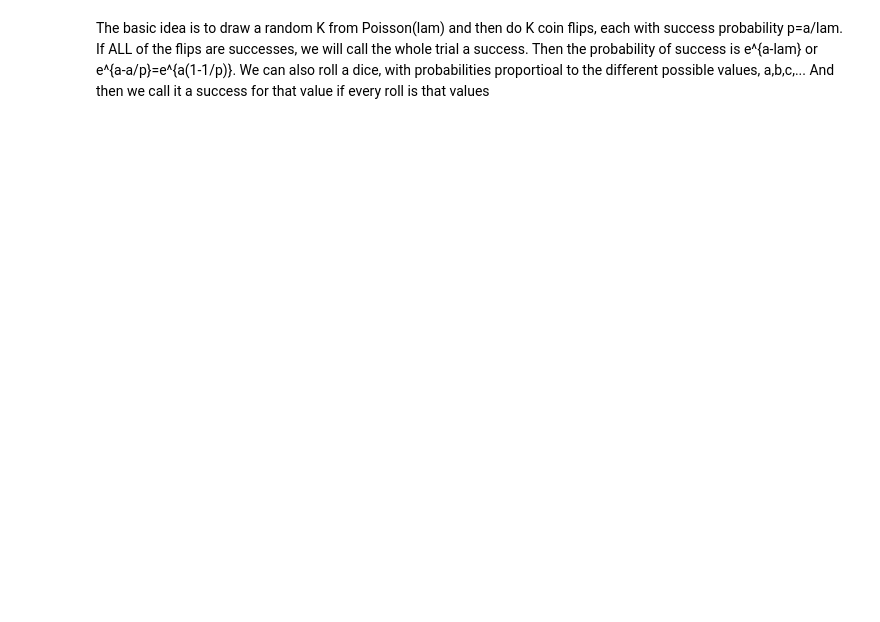
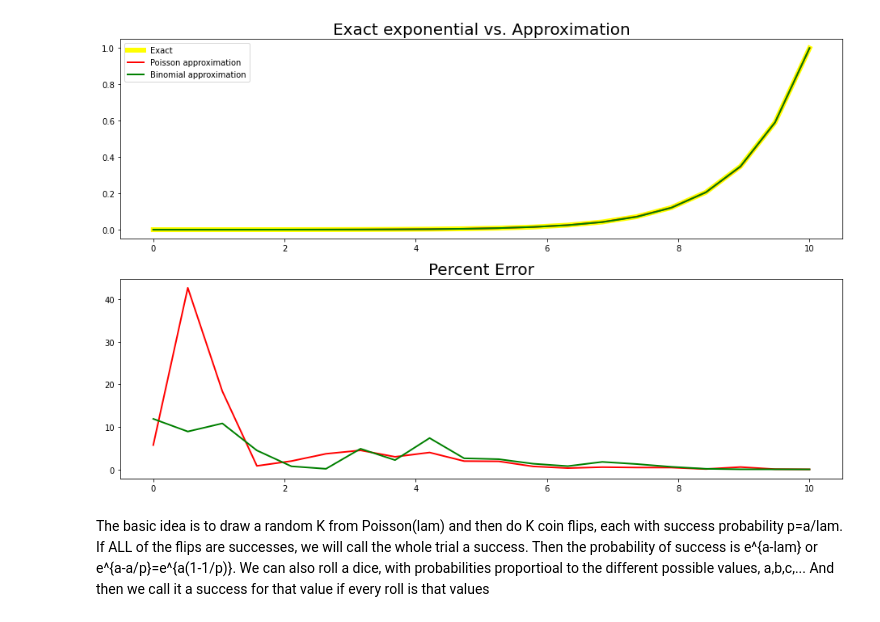
Before and after one commit to ajherman/attention, a Jupyter notebook: softmax.ipynb, the cells around one changed output. Drawn from its saved outputs; the diff is of its cells as text; code cells hidden in the pictures; blank space fills up the shorter version.

```diff
--- a/softmax.ipynb
+++ b/softmax.ipynb
@@ -175,3 +189,54 @@ print("Times returned no val: ",fails,"/",N)
+# %%
+
+# Works well for single exponential
+%matplotlib inline
+lam=10
+K=500000 # Number of trials
+N=500 # Number of coins to flip for binomial version
+methods = ['poisson','binomial']
+exact_li=[]
+approx_li = {method:[] for method in methods}
+error_li = {method:[] for method in methods}
+
+C = np.linspace(0,lam,20) # Inputs to test
+
+for c in C:
+    # Compute approximate value
+    # poisson_spikes = ExpBernoulliAlt(c,lam,K,method='poisson')
+    poisson_approx = np.mean(ExpBernoulliAlt(c,lam,K,method='poisson'))
+    # spikes = ExpBernoulliAlt(c,lam,K,method='binomial')
+    binomial_approx = np.mean(ExpBernoulliAlt(c,lam,K,method='binomial',N=N))
+
+    # Exact value
+    exact = np.exp(c-lam)
+
+    # Error
+    poisson_error = 100*np.abs(poisson_approx/exact-1)
+    binomial_error = 100*np.abs(binomial_approx/exact-1)
+
+    # Save
+    approx_li['poisson'].append(poisson_approx)
+    approx_li['binomial'].append(binomial_approx)
+    exact_li.append(exact)
+    error_li['poisson'].append(poisson_error)
+    error_li['binomial'].append(binomial_error)
+
+    # print("Exact exponential: ",exact)
+    # print("Approximation: ",approx)
+    # print("Error: ",error,"%")
+
+fig,ax=plt.subplots(2,figsize=(16,10))
+ax[0].plot(C,exact_li,linewidth=6,color='yellow',label='Exact')
+ax[0].plot(C,approx_li['poisson'],linewidth=2,color='red',label='Poisson approximation')
+ax[0].plot(C,approx_li['binomial'],linewidth=2,color='green',label='Binomial approximation')
+ax[0].legend()
+ax[0].set_title('Exact exponential vs. Approximation',fontsize=20)
+ax[1].plot(C,error_li['poisson'],linewidth=2,color='red')
+ax[1].plot(C,error_li['binomial'],linewidth=2,color='green')
+ax[1].set_title('Percent Error',fontsize=20)
+plt.show()
+# %% [output]
+[figure, added]
 # %% [markdown]
 
 The basic idea is to draw a random K from Poisson(lam) and then do K coin flips, each with success
```
Also changed, not shown: parts of 16 cells of this notebook, 1 other file.
